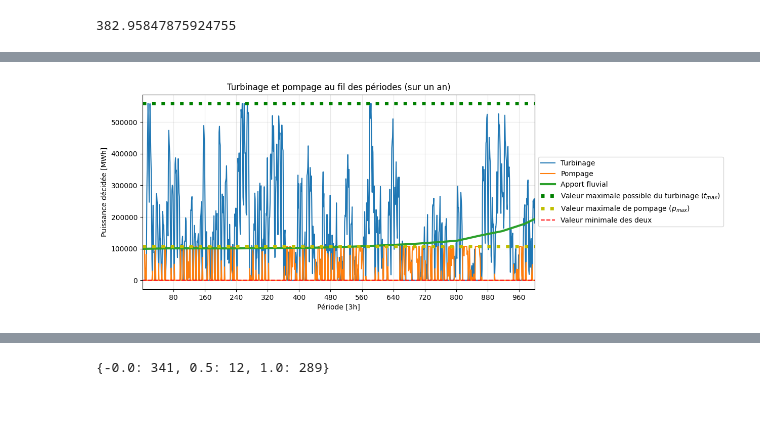
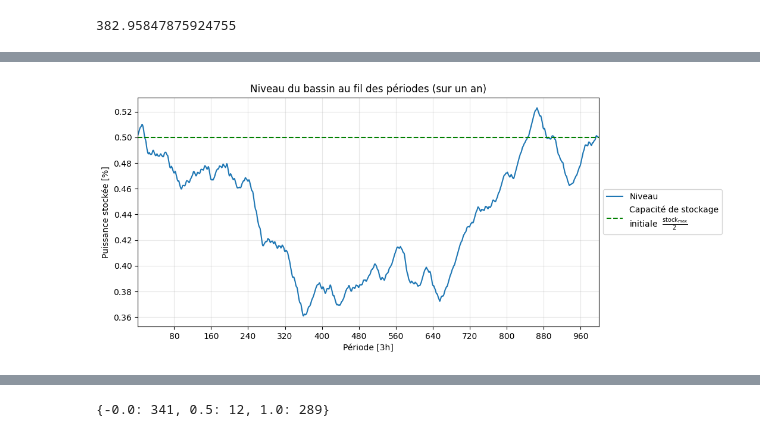
Before and after one commit to AhouLucas/projet-opti, a Jupyter notebook: Partie2/part2.ipynb, the cells around one changed output, grey strips where cells are left out. Drawn from its saved outputs; the diff is of its cells as text; code cells hidden in the pictures; blank space fills up the shorter version.

```diff
--- a/Partie2/part2.ipynb
+++ b/Partie2/part2.ipynb
@@ -320,19 +388,15 @@ Pompage = np.load("solutions/sol5_TP.npy")[1]
 # %%
 t = np.arange(1, m+1)
 fig = plt.figure(figsize=(10, 5))
-plt.title('Turbinage et pompage au fil des périodes (sur un an)')
-plt.plot(t, Turbinage, label='Turbinage')
-plt.plot(t, Pompage, label='Pompage')
-plt.plot(t, hydro_productions_3[0:m], label='Apport fluvial', linewidth=3)
+plt.title('Niveau du bassin au fil des périodes (sur un an)')
+plt.plot(t, (max_stock/2 + np.tri(m)@Pompage - np.tri(m)@Turbinage + np.tri(m)@hydro_productions_3[0:m])/max_stock, label='Niveau')
 plt.xlabel('Période [3h]')
-plt.ylabel('Puissance décidée [MWh]')
-plt.xlim(1,1000)
+plt.ylabel('Puissance stockée [%]')
+plt.xlim(1,m)
 plt.gca().xaxis.set_major_locator(MaxNLocator(nbins=15))
 plt.grid(alpha=0.3)
-plt.axhline(y=max_turbine_power/0.85, color='g', linestyle=':', label='Valeur maximale possible du turbinage ($t_{max}$)', linewidth =5)
-plt.axhline(y=max_pump_power, color = "y", linestyle=':', label='Valeur maximale de pompage ($p_{max}$)', linewidth =5)
-plt.axhline(y=0, color='r', linestyle='--', label='Valeur minimale des deux')
+plt.axhline(y=0.5, color='g', linestyle='--', label='Capacité de stockage\n'  + r"initiale  $\frac{\mathrm{stock}_\mathrm{max}}{2}$")
 plt.legend(loc='center left', bbox_to_anchor=(1, 0.5))
-plt.savefig('rapport/GraphesP2/Turbinage_pompage_Q5.pdf', format='pdf', bbox_inches='tight', pad_inches=0)
+plt.savefig('rapport/GraphesP2/Niveau_Bassin_Q5.pdf', format='pdf', bbox_inches='tight', pad_inches=0)
 # %% [output]
-[figure, old version]
+[figure, new version]
```
Also changed, not shown: parts of 34 cells of this notebook.
